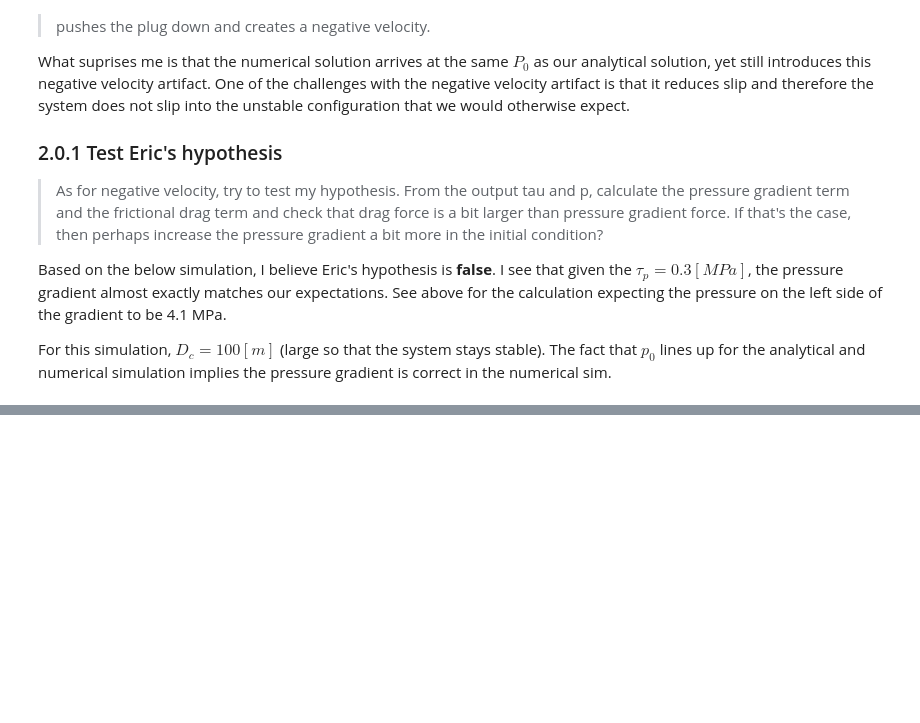
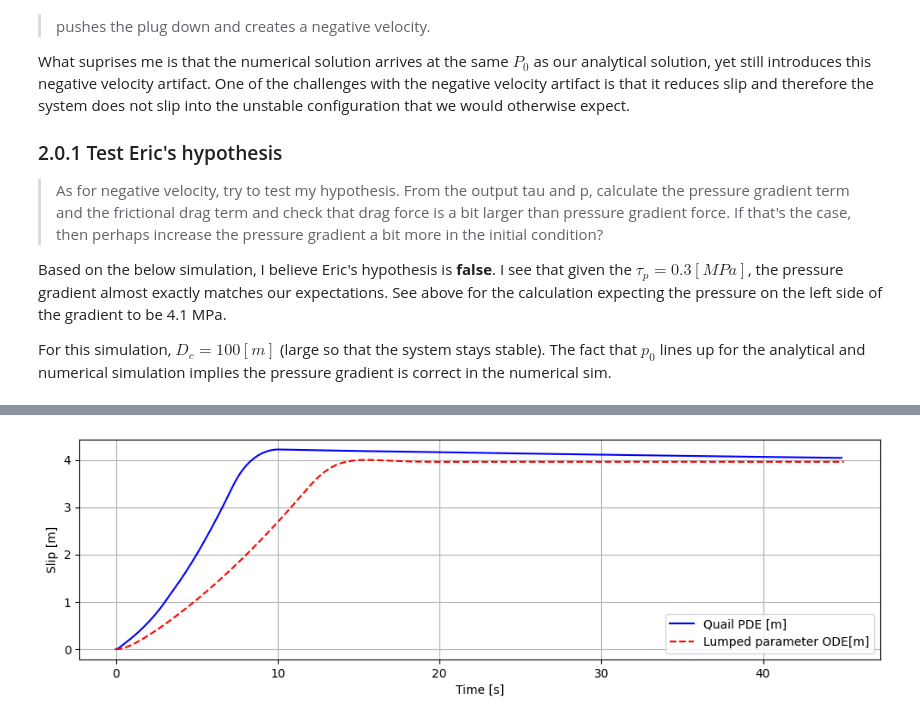
Before and after one commit to fredriclam/quail_volcano, a Jupyter notebook: scenarios/simple_1D_test/2025.03.17.experiments.ipynb, the cells around one changed output, grey strips where cells are left out. Saved outputs shown, nothing was run; the diff lists cells and outputs as text; code cells hidden in the pictures; blank space fills up the shorter version.

```diff
--- a/scenarios/simple_1D_test/2025.03.17.experiments.ipynb
+++ b/scenarios/simple_1D_test/2025.03.17.experiments.ipynb
@@ -363,0 +400,39 @@ It turns out that the disagreement in analytical and numerical solutions were la
+# %%
+folder = "slip_variable_addition"
+file_prefix = "short_plug_v9"
+N = 300
+viscosity_index = 2
+slip_time_series = []
+times = []
+
+for i in range(0, N):
+    solver = readwritedatafiles.read_data_file(f"{folder}/{file_prefix}_{i}.pkl")
+    arhoA = solver.state_coeffs[:,:,solver.physics.get_state_index("pDensityA")]
+    arhoWt = solver.state_coeffs[:,:,solver.physics.get_state_index("pDensityWt")]
+    arhoWv = solver.state_coeffs[:,:,solver.physics.get_state_index("pDensityWv")]
+    arhoC = solver.state_coeffs[:,:,solver.physics.get_state_index("pDensityC")]
+    arhoM = solver.state_coeffs[:,:,solver.physics.get_state_index("pDensityM")]
+    arhoF = solver.state_coeffs[:,:,solver.physics.get_state_index("pDensityFm")]
+
+	# Get the value of the new state variable.
+    rho_mix = arhoA + arhoWv + arhoM + arhoF
+    momentum = solver.state_coeffs[:,:,solver.physics.get_momentum_slice()]
+
+    # Get the value of the new state variable.
+    slip_time_series.append((solver.state_coeffs[:,:,solver.physics.get_state_index("slip")]/rho_mix).ravel()[-1])
+    times.append(solver.time)
+# Plot results
+plt.figure(figsize=(10, 6))
+
+plt.subplot(2, 1, 1)
+plt.plot(times, slip_time_series, 'b-', label='Quail PDE [m]')
+plt.plot(t, s1, 'r--', label='Lumped parameter ODE[m]')
+plt.xlabel("Time [s]")
+plt.ylabel("Slip [m]")
+plt.grid(True)
+plt.legend()
+
+plt.tight_layout()
+plt.show()
+# %% [output]
+[figure, added]
```
Also changed, not shown: parts of 20 cells of this notebook, 2 other files.
